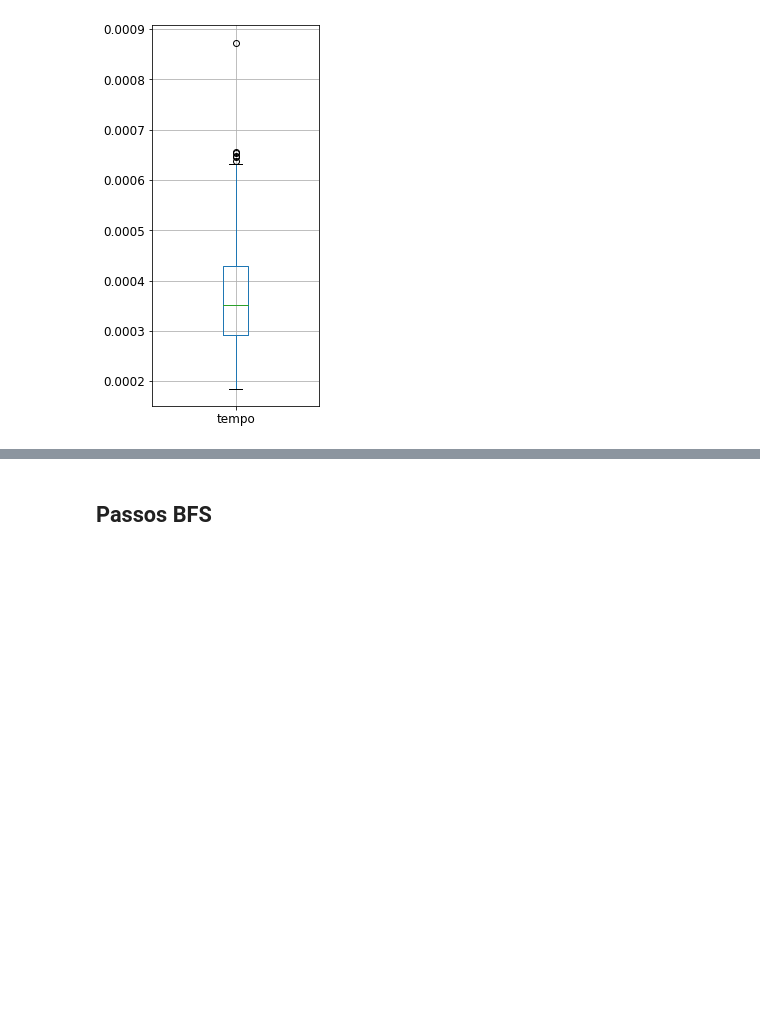
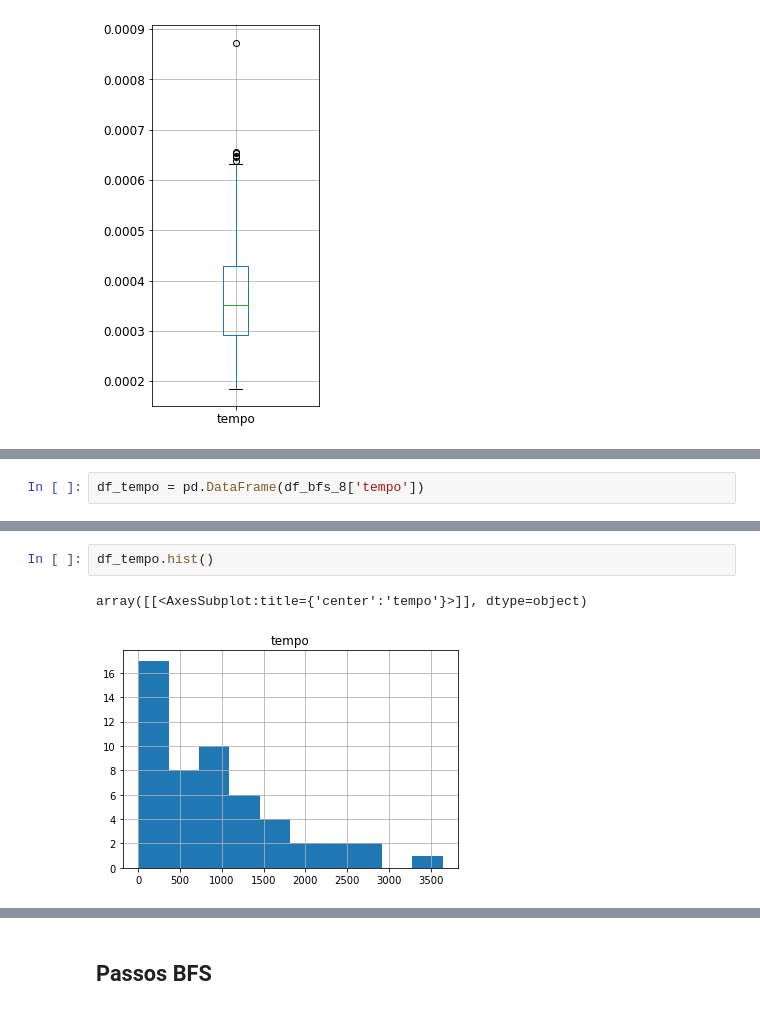
Before and after one commit to Leothi/8-puzzle-solver, a Jupyter notebook: estatistica.ipynb, the cells around one changed output, grey strips where cells are left out. Saved outputs shown, nothing was run; the diff lists cells and outputs as text; blank space fills up the shorter version.

```diff
--- a/estatistica.ipynb
+++ b/estatistica.ipynb
@@ -76,0 +119,2 @@ df_tempo.boxplot('tempo', figsize=(3,7), fontsize='large')
+# %%
+df_tempo = pd.DataFrame(df_bfs_8['tempo'])
@@ -76,0 +133,5 @@ df_tempo.boxplot('tempo', figsize=(3,7), fontsize='large')
+# %%
+df_tempo.hist()
+# %% [output]
+array([[<AxesSubplot:title={'center':'tempo'}>]], dtype=object)
+[figure, added]
```
Also changed, not shown: parts of 53 cells of this notebook, 10 other files.
